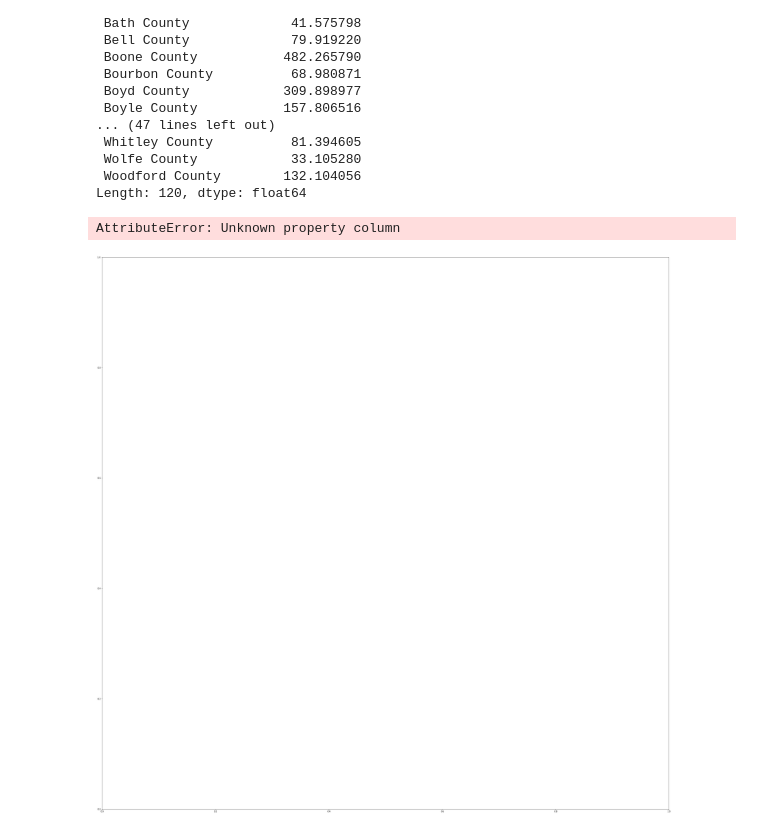
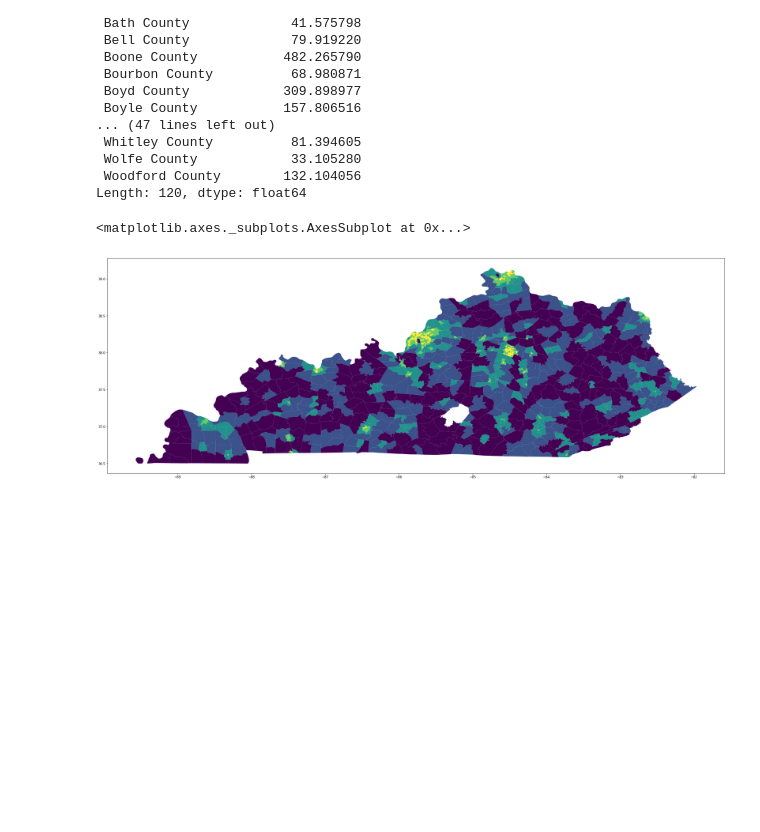
Before and after one commit to FRA228/ce599, a Jupyter notebook: 11-Grouping/groupby.ipynb, the cells around one changed output. Saved outputs shown, nothing was run; the diff lists cells and outputs as text; code cells hidden in the pictures; blank space fills up the shorter version.

```diff
--- a/11-Grouping/groupby.ipynb
+++ b/11-Grouping/groupby.ipynb
@@ -682,5 +682,5 @@ census.head()
 | 3 | 1400000US21037052100 | 21 | 037 | 052100 | 521 | Tract | 0.433 | POLYGON ((-84.4935547013056 39.10... |
 | 4 | 1400000US21037052200 | 21 | 037 | 052200 | 522 | Tract | 0.452 | POLYGON ((-84.46285999999999 39.0... |
 # %%
-census.columns=['GEO.id','STATE','COUNTY','TRACT', 'NAME','LSAD', 'CENSUSAREA','geometry']
-census
+#census.columns=['GEO.id','STATE','COUNTY','TRACT', 'NAME','LSAD', 'CENSUSAREA','geometry']
+#census
@@ -727,4 +708,4 @@ sf2[5:]
 # %%
-sf3 = pd.merge(sf2,census, left_on='GEO.id', right_on='GEO.id')
+sf3 = pd.merge(census,sf2, left_on='GEO_ID', right_on='GEO.id')
 sf3
 # %% [output]
@@ -796,7 +776,7 @@ county
  Woodford County        132.104056
 Length: 120, dtype: float64
 # %%
-sf3.plot(column='pop_density', scheme='QUANTILES', figsize=(50, 50))
+sf3.plot(column='pop_density', scheme='QUANTILES', figsize=(35, 35))
 # %% [output]
-AttributeError: Unknown property column
+<matplotlib.axes._subplots.AxesSubplot at 0x...>
-[figure, old version]
+[figure, new version]
```
Also changed, not shown: parts of 5 cells of this notebook.
